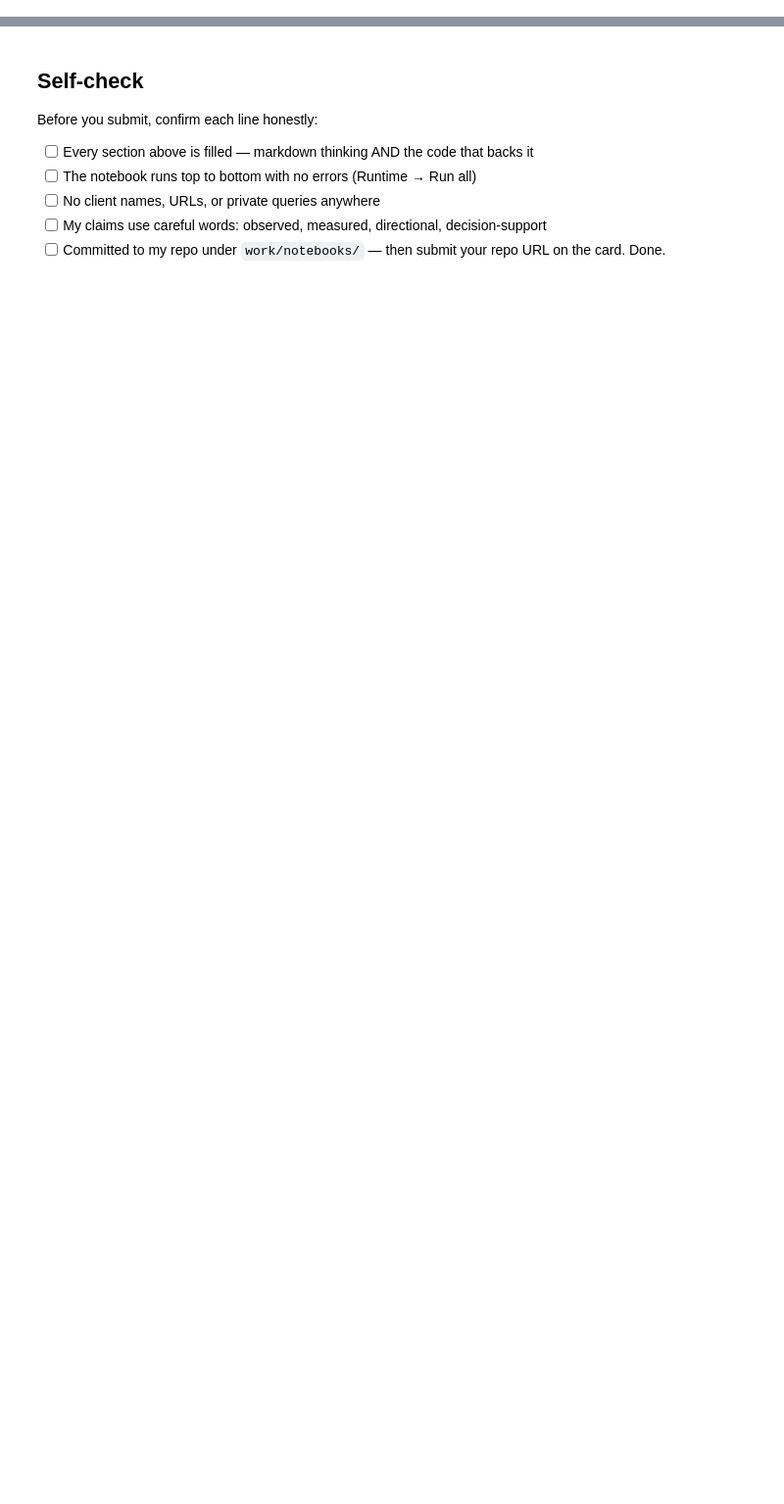
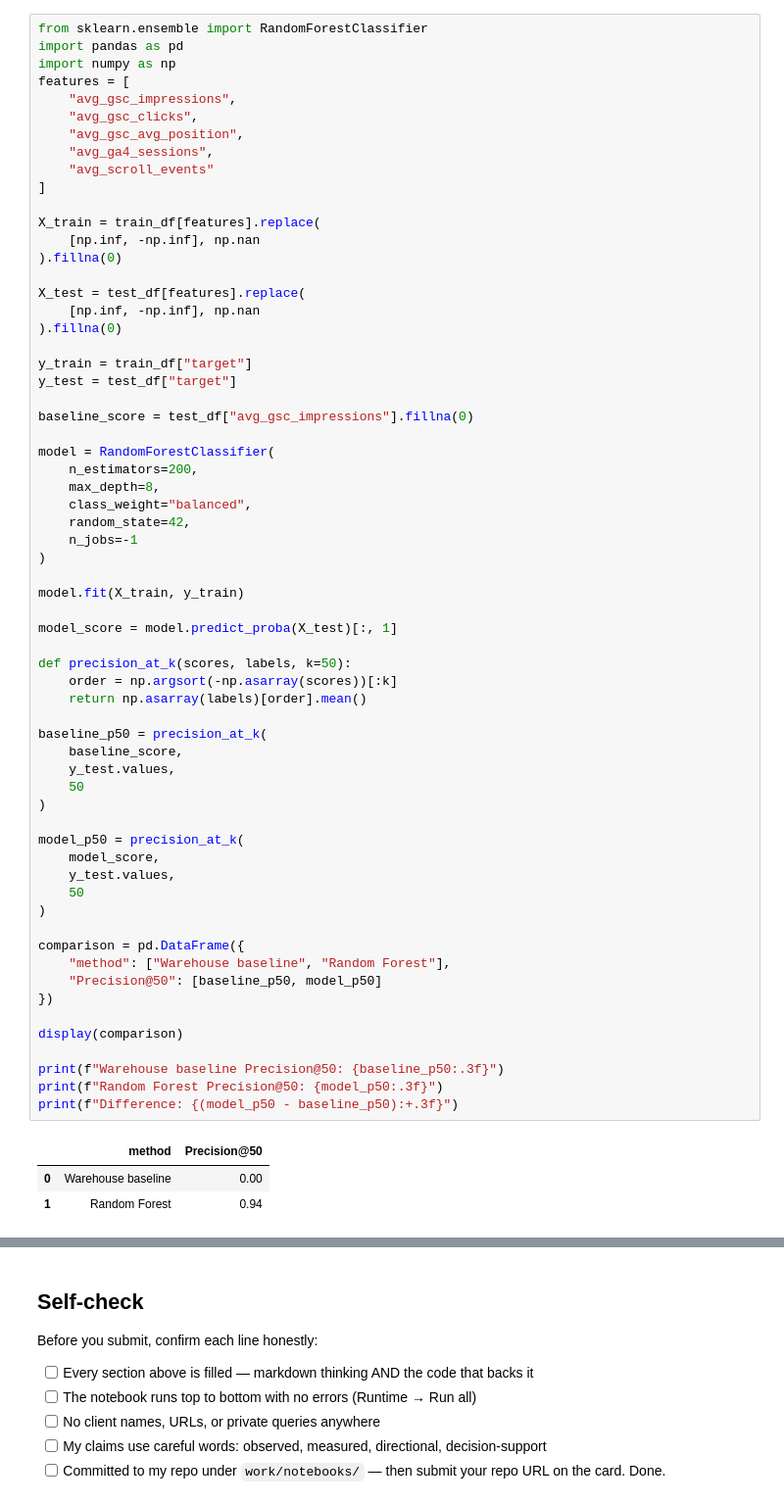
Before and after one commit to Srinadh2314/srinadh-flyrank-intership, a Jupyter notebook: work/notebooks/w05_model.ipynb, the cells around one changed output, grey strips where cells are left out. Shown at 98% size. Drawn from its saved outputs; the diff is of its cells as text; blank space fills up the shorter version.

```diff
--- a/work/notebooks/w05_model.ipynb
+++ b/work/notebooks/w05_model.ipynb
@@ -19,0 +148,67 @@ This skeleton is yours to fill. Work the sections **in order** — each one has
+# %%
+from sklearn.ensemble import RandomForestClassifier
+import pandas as pd
+import numpy as np
+features = [
+    "avg_gsc_impressions",
+    "avg_gsc_clicks",
+    "avg_gsc_avg_position",
+    "avg_ga4_sessions",
+    "avg_scroll_events"
+]
+
+X_train = train_df[features].replace(
+    [np.inf, -np.inf], np.nan
+).fillna(0)
+
+X_test = test_df[features].replace(
+    [np.inf, -np.inf], np.nan
+).fillna(0)
+
+y_train = train_df["target"]
+y_test = test_df["target"]
+
+baseline_score = test_df["avg_gsc_impressions"].fillna(0)
+
+model = RandomForestClassifier(
+    n_estimators=200,
+    max_depth=8,
+    class_weight="balanced",
+    random_state=42,
+    n_jobs=-1
+)
+
+model.fit(X_train, y_train)
+
+model_score = model.predict_proba(X_test)[:, 1]
+
+def precision_at_k(scores, labels, k=50):
+    order = np.argsort(-np.asarray(scores))[:k]
+    return np.asarray(labels)[order].mean()
+
+baseline_p50 = precision_at_k(
+    baseline_score,
+    y_test.values,
+    50
+)
+
+model_p50 = precision_at_k(
+    model_score,
+    y_test.values,
+    50
+)
+
+comparison = pd.DataFrame({
+    "method": ["Warehouse baseline", "Random Forest"],
+    "Precision@50": [baseline_p50, model_p50]
+})
+
+display(comparison)
+
+print(f"Warehouse baseline Precision@50: {baseline_p50:.3f}")
+print(f"Random Forest Precision@50: {model_p50:.3f}")
+print(f"Difference: {(model_p50 - baseline_p50):+.3f}")
+# %% [output]
+|  | method | Precision@50 |
+| 0 | Warehouse baseline | 0.00 |
+| 1 | Random Forest | 0.94 |
```
Also changed, not shown: parts of 16 cells of this notebook.
